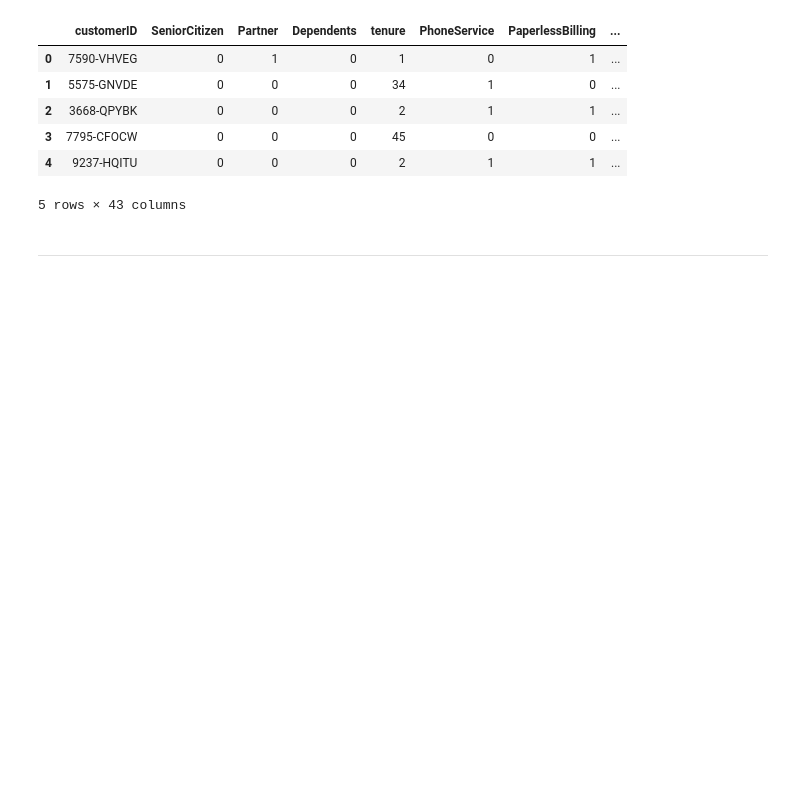
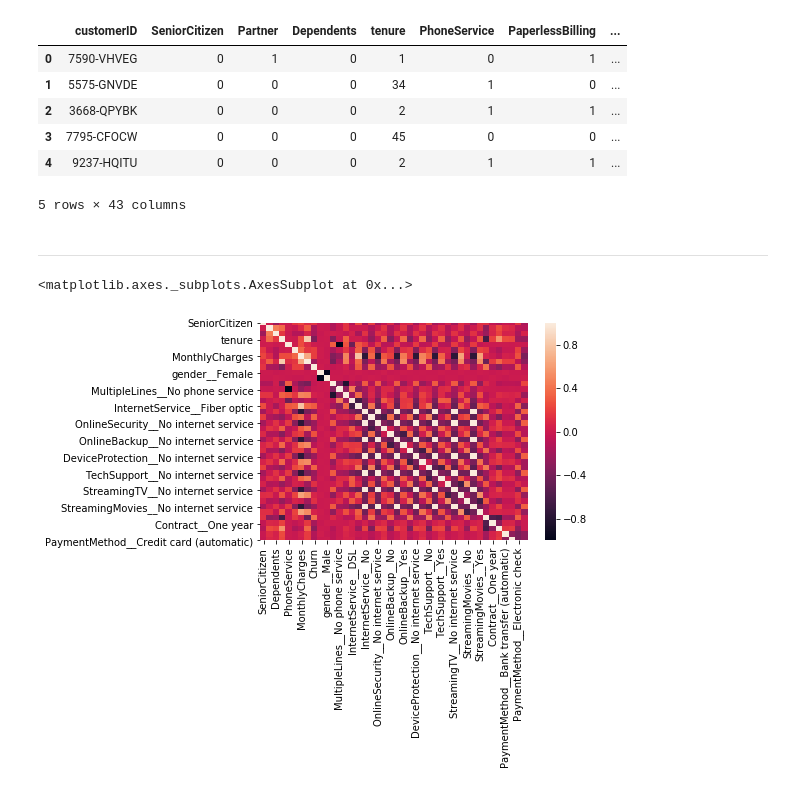
Before and after one commit to Andy-Nkumane/Customer_Churn-Decision_Tree, a Jupyter notebook: Customer_Churn-Decision_Tree.ipynb, the cells around one changed output. Cells and saved outputs as stored; diff of their text form; code cells hidden in the pictures; blank space fills up the shorter version.

```diff
--- a/Customer_Churn-Decision_Tree.ipynb
+++ b/Customer_Churn-Decision_Tree.ipynb
@@ -118,7 +120,8 @@ dummy
  'Contract',
  'PaymentMethod']
 # %%
-pd.get_dummies(customer_churn, prefix_sep='__', columns=dummy).head()
+customer_churn_dummy = pd.get_dummies(customer_churn, prefix_sep='__', columns=dummy)
+customer_churn_dummy.head()
 # %% [output]
 |  | customerID | SeniorCitizen | Partner | Dependents | tenure | PhoneService | PaperlessBilling | ... |
 | 0 | 7590-VHVEG | 0 | 1 | 0 | 1 | 0 | 1 | ... |
@@ -129,3 +132,8 @@ pd.get_dummies(customer_churn, prefix_sep='__', columns=dummy).head()
 5 rows × 43 columns
 # %% [markdown]
 ---
+# %%
+sns.heatmap(customer_churn_dummy.corr())
+# %% [output]
+<matplotlib.axes._subplots.AxesSubplot at 0x...>
+[figure, added]
```
Also changed, not shown: parts of 9 cells of this notebook.
